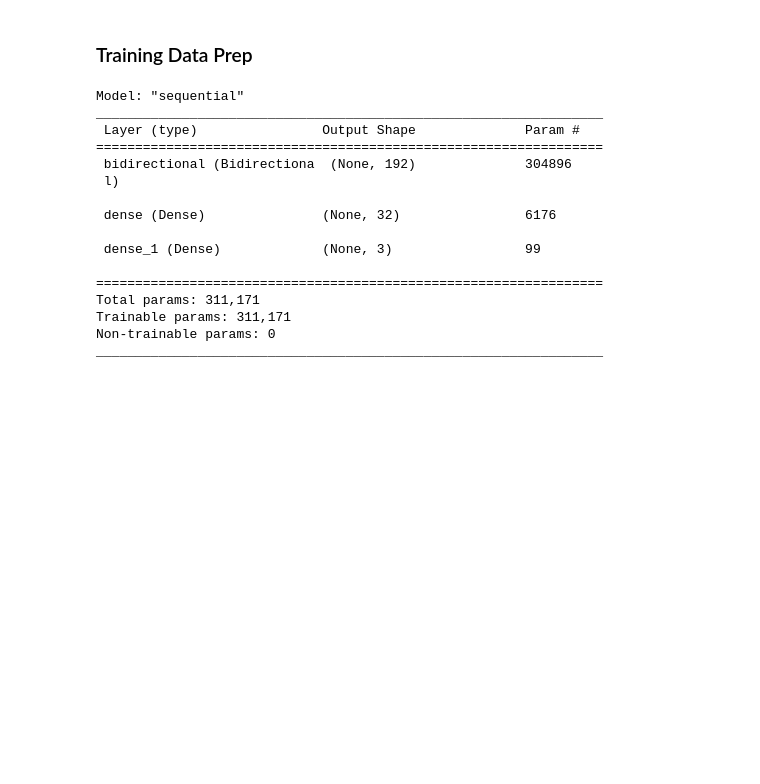
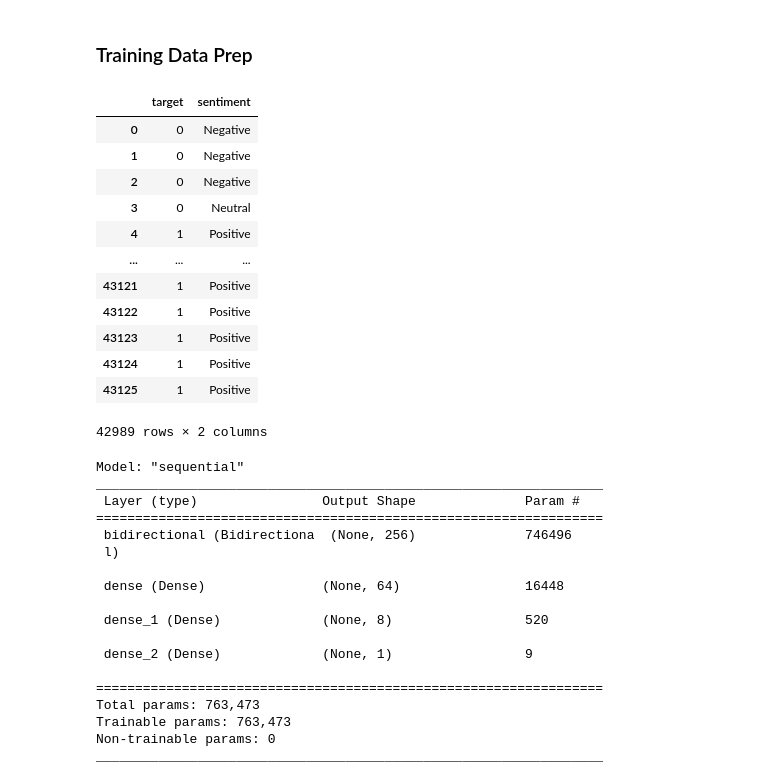
Before and after one commit to LazyDart/Review-Sentiment-Analysis, a Jupyter notebook: LSTM_POC.ipynb, the cells around one changed output. Saved outputs shown, nothing was run; the diff lists cells and outputs as text; code cells hidden in the pictures; blank space fills up the shorter version.

```diff
--- a/LSTM_POC.ipynb
+++ b/LSTM_POC.ipynb
@@ -54,14 +66,27 @@ data_cleaned["review_text"] = data_cleaned["review_text"].transform(lambda x: nl
 # %%
-data_cleaned["vectored_form"] = (
-    data_cleaned["review_text"].transform(lambda x: # x is a Doc object
-        tf.convert_to_tensor( # calculate mean of word vectors for each sentence. Tensors have different number of sentences.
-            [tf.reduce_mean(tf.constant([token.vector for token in sentence], dtype=tf.float64), 0) for sentence in x.sents]
-        )
-    )
-)
+data_cleaned["vectored_form"] = data_cleaned["review_text"].transform(lambda x: [[token.vector for token in sentence if (not token.is_punct) and (not token.is_stop)] for sentence in x.sents]).transform(lambda x: tf.convert_to_tensor([tf.concat([tf.reduce_mean(sentence, 0), tf.reduce_max(sentence, 0)], axis=0) for sentence in x if len(sentence) > 0]))
+
+# (
+#     data_cleaned["review_text"].transform(lambda x: # x is a Doc object
+#         tf.convert_to_tensor( # calculate mean of word vectors for each sentence. Tensors have different number of sentences.
+#             [tf.reduce_mean(tf.constant([token.vector for token in sentence if (not token.is_stop) and (not token.is_punct)], dtype=tf.float64), 0) for sentence in x.sents]
+#         )
+#     )
+# )
+# %%
+data_cleaned["vectored_form_gensim"] = data_cleaned["review_text"].transform(lambda x: [[gensim_model.get_vector(token.lemma_) if (token.lemma_ in gensim_model.key_to_index) else np.zeros(300, dtype=np.float32) for token in sentence if (not token.is_punct) and (not token.is_stop)] for sentence in x.sents]).transform(lambda x: tf.convert_to_tensor([tf.concat([tf.reduce_mean(sentence, 0), tf.reduce_max(sentence, 0)], axis=0) for sentence in x if len(sentence) > 0]))
+# (
+#     data_cleaned["review_text"].transform(lambda x: # x is a Doc object
+#         tf.convert_to_tensor( # calculate mean of word vectors for each sentence. Tensors have different number of sentences.
+#             [tf.reduce_mean(tf.constant([gensim_model.get_vector(token.lemma_) if token.lemma_ in gensim_model.key_to_index else np.zeros(300, dtype=np.float32) for token in x if (not token.is_stop) and (not token.is_punct)], dtype=tf.float64), 0) for sentence in x.sents]
+#         )
+#     )
+# )
 # %%
 # Prepare target for categorical crossentropy
-data_cleaned["target"] = LabelEncoder().fit_transform(data_cleaned["sentiment"])
+data_cleaned["target"] = data_cleaned["sentiment"].transform(lambda x: 1 if x == "Positive" else 0) #LabelEncoder().fit_transform(data_cleaned["sentiment"])
+# %%
+data_cleaned = data_cleaned[data_cleaned["review_text"].transform(lambda x: [[token.lemma_ if (token.lemma_ in gensim_model.key_to_index) else 0 for token in sentence if (not token.is_punct) and (not token.is_stop)] for sentence in x.sents]).transform(lambda x: [sentence for sentence in x if len(sentence) > 0]).transform(lambda x: len(x)) != 0]
 # %%
 class DataGenerator(keras.utils.Sequence):
     def __init__(self, x_set, y_set, batch_size):
@@ -84,5 +114,21 @@ class DataGenerator(keras.utils.Sequence):
 # data_cleaned["vectored_form"].transform(lambda x: tf.pad(x, [[0, 90 - x.shape[0]], [0, 0]]))
 # %%
 # tfds = tf.data.Dataset.from_tensor_slices((data_cleaned["vectored_form"], data_cleaned["target"]))
+# %%
+data_cleaned[["target", "sentiment"]]
+# %% [output]
+|  | target | sentiment |
+| 0 | 0 | Negative |
+| 1 | 0 | Negative |
+| 2 | 0 | Negative |
+| 3 | 0 | Neutral |
+| 4 | 1 | Positive |
+| ... | ... | ... |
+| 43121 | 1 | Positive |
+| 43122 | 1 | Positive |
+| 43123 | 1 | Positive |
+| 43124 | 1 | Positive |
+| 43125 | 1 | Positive |
+42989 rows × 2 columns
 # %%
 # Train test split
@@ -101,14 +147,15 @@ keras.backend.clear_session()
 
 # model initialization
 model = keras.Sequential([
-    keras.layers.Bidirectional(keras.layers.LSTM(96), input_shape=(90, 300)),
-    keras.layers.Dense(32, activation='relu'),
-    keras.layers.Dense(3, activation='softmax')
+    keras.layers.Bidirectional(keras.layers.LSTM(128), input_shape=(90, 600)),
+    keras.layers.Dense(64, activation='relu'),
+    keras.layers.Dense(8, activation='relu'),
+    keras.layers.Dense(1, activation='sigmoid')
 ])
 
 # compile model with loss suited for 3 categories: "Positive", "Negative", "Neutral"
-model.compile(loss='categorical_crossentropy',
-              optimizer=tf.optimizers.Adam(learning_rate=0.00005),
+model.compile(loss='binary_crossentropy',
+              optimizer=tf.optimizers.Adam(learning_rate=0.001),
               metrics=['accuracy'],
 )
 
@@ -119,15 +166,17 @@ Model: "sequential"
 _________________________________________________________________
  Layer (type)                Output Shape              Param #
 =================================================================
- bidirectional (Bidirectiona  (None, 192)              304896
+ bidirectional (Bidirectiona  (None, 256)              746496
  l)
 
- dense (Dense)               (None, 32)                6176
+ dense (Dense)               (None, 64)                16448
 
- dense_1 (Dense)             (None, 3)                 99
+ dense_1 (Dense)             (None, 8)                 520
+
+ dense_2 (Dense)             (None, 1)                 9
 
 =================================================================
-Total params: 311,171
-Trainable params: 311,171
+Total params: 763,473
+Trainable params: 763,473
 Non-trainable params: 0
 _________________________________________________________________
```
Also changed, not shown: parts of 14 cells of this notebook.
